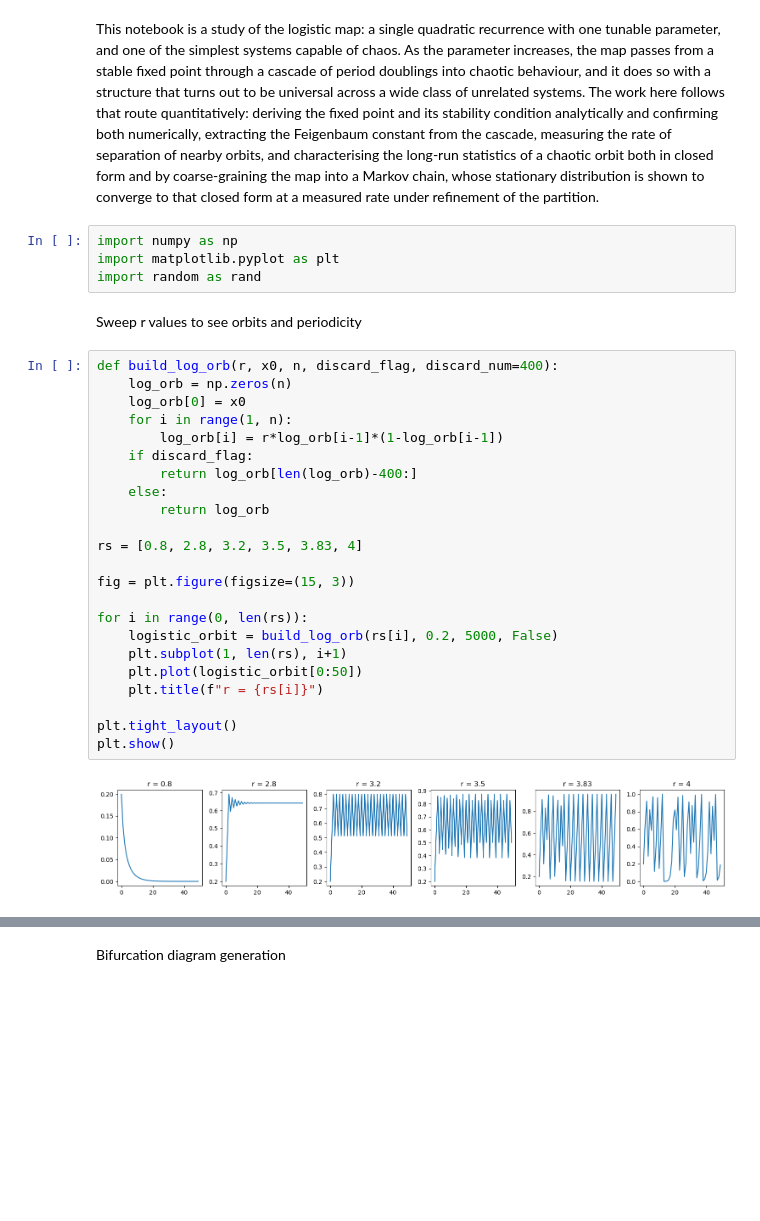
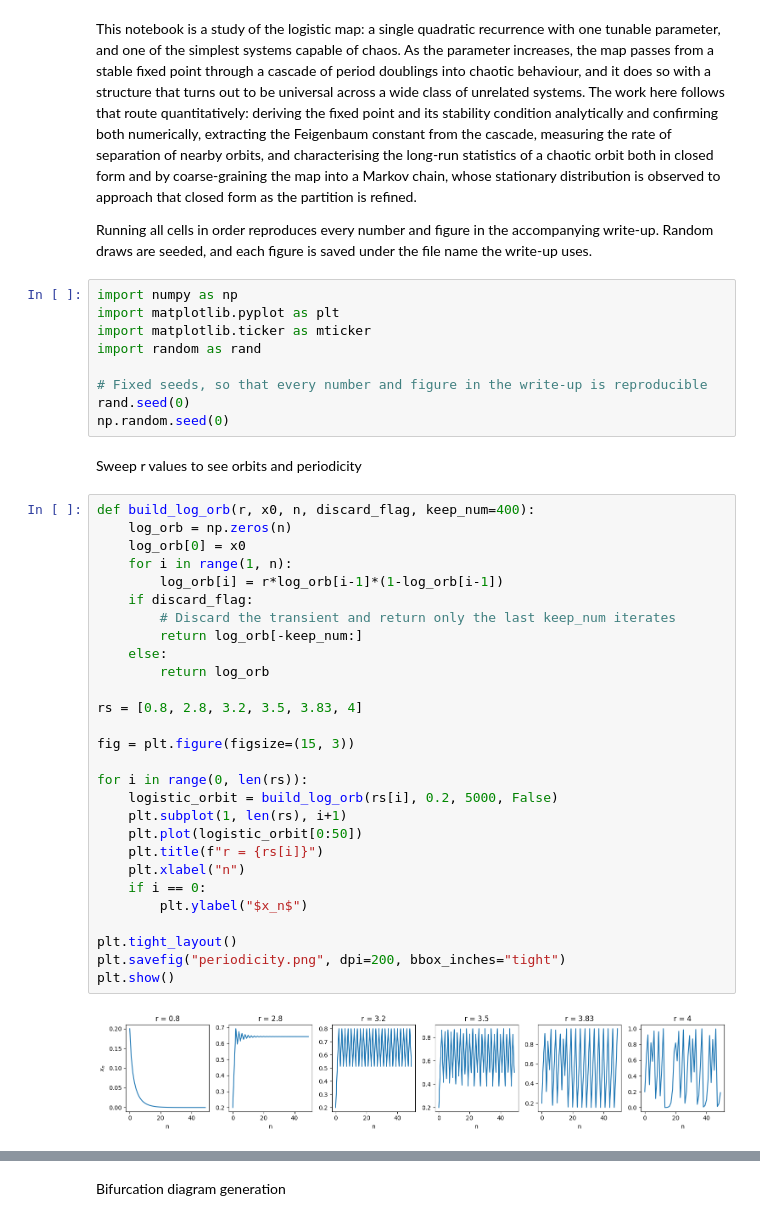
Before and after one commit to Arjun0703/chaos_probability_project, a Jupyter notebook: chaos_prob.ipynb, the cells around one changed output, grey strips where cells are left out. Saved outputs shown, nothing was run; the diff lists cells and outputs as text; blank space fills up the shorter version.

```diff
--- a/chaos_prob.ipynb
+++ b/chaos_prob.ipynb
@@ -1,34 +1,46 @@
 # %% [markdown]
-This notebook is a study of the logistic map: a single quadratic recurrence with one tunable parameter, and one of the simplest systems capable of chaos. As the parameter increases, the map passes from a stable fixed point through a cascade of period doublings into chaotic behaviour, and it does so with a structure that turns out to be universal across a wide class of unrelated systems. The work here follows that route quantitatively: deriving the fixed point and its stability condition analytically and confirming both numerically, extracting the Feigenbaum constant from the cascade, measuring the rate of separation of nearby orbits, and characterising the long-run statistics of a chaotic orbit both in closed form and by coarse-graining the map into a Markov chain, whose stationary distribution is shown to converge to that closed form at a measured rate under refinement of the partition.
+This notebook is a study of the logistic map: a single quadratic recurrence with one tunable parameter, and one of the simplest systems capable of chaos. As the parameter increases, the map passes from a stable fixed point through a cascade of period doublings into chaotic behaviour, and it does so with a structure that turns out to be universal across a wide class of unrelated systems. The work here follows that route quantitatively: deriving the fixed point and its stability condition analytically and confirming both numerically, extracting the Feigenbaum constant from the cascade, measuring the rate of separation of nearby orbits, and characterising the long-run statistics of a chaotic orbit both in closed form and by coarse-graining the map into a Markov chain, whose stationary distribution is observed to approach that closed form as the partition is refined.
+
+Running all cells in order reproduces every number and figure in the accompanying write-up. Random draws are seeded, and each figure is saved under the file name the write-up uses.
 # %%
 import numpy as np
 import matplotlib.pyplot as plt
+import matplotlib.ticker as mticker
 import random as rand
+
+# Fixed seeds, so that every number and figure in the write-up is reproducible
+rand.seed(0)
+np.random.seed(0)
 # %% [markdown]
 Sweep r values to see orbits and periodicity
 # %%
-def build_log_orb(r, x0, n, discard_flag, discard_num=400):
+def build_log_orb(r, x0, n, discard_flag, keep_num=400):
     log_orb = np.zeros(n)
     log_orb[0] = x0
     for i in range(1, n):
         log_orb[i] = r*log_orb[i-1]*(1-log_orb[i-1])
     if discard_flag:
-        return log_orb[len(log_orb)-400:]
+        # Discard the transient and return only the last keep_num iterates
+        return log_orb[-keep_num:]
     else:
         return log_orb
 
 rs = [0.8, 2.8, 3.2, 3.5, 3.83, 4]
 
 fig = plt.figure(figsize=(15, 3))
 
 for i in range(0, len(rs)):
     logistic_orbit = build_log_orb(rs[i], 0.2, 5000, False)
     plt.subplot(1, len(rs), i+1)
     plt.plot(logistic_orbit[0:50])
     plt.title(f"r = {rs[i]}")
+    plt.xlabel("n")
+    if i == 0:
+        plt.ylabel("$x_n$")
 
 plt.tight_layout()
+plt.savefig("periodicity.png", dpi=200, bbox_inches="tight")
 plt.show()
 # %% [output]
-[figure, old version]
+[figure, new version]
 # %% [markdown]
```
Also changed, not shown: parts of 18 cells of this notebook, 12 other files.
